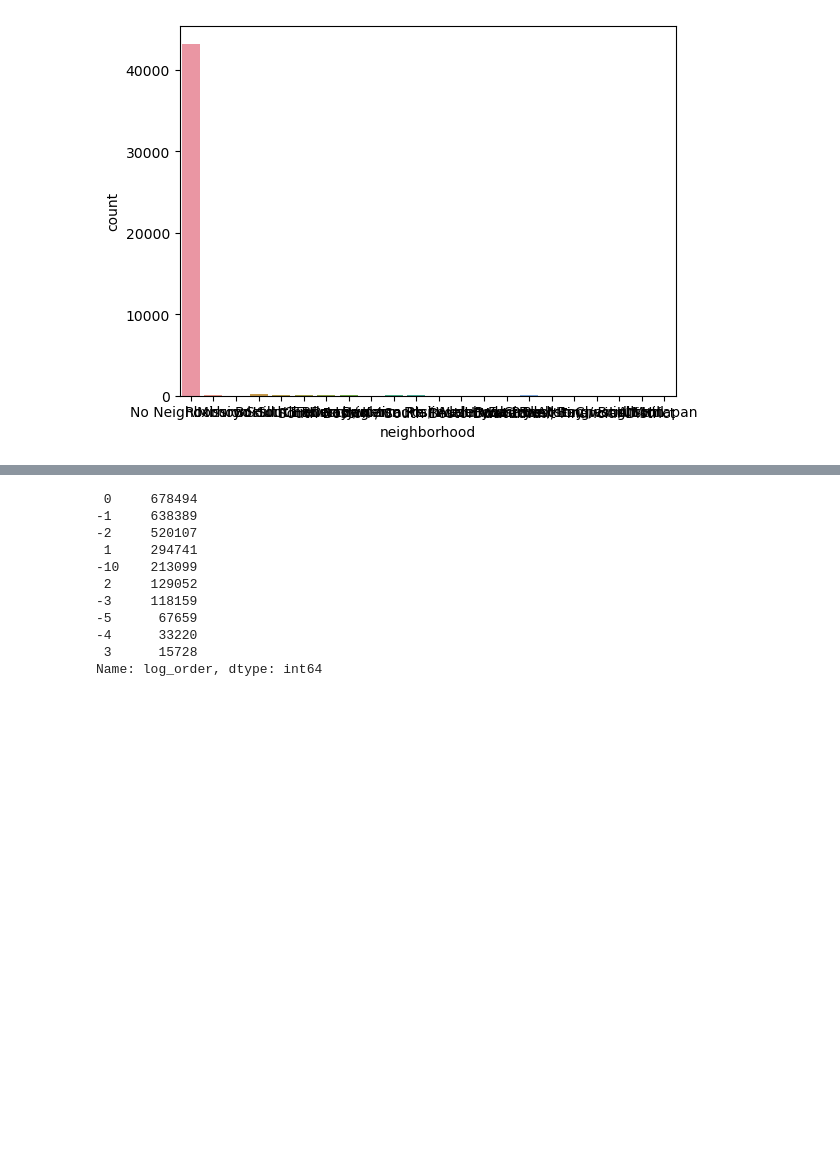
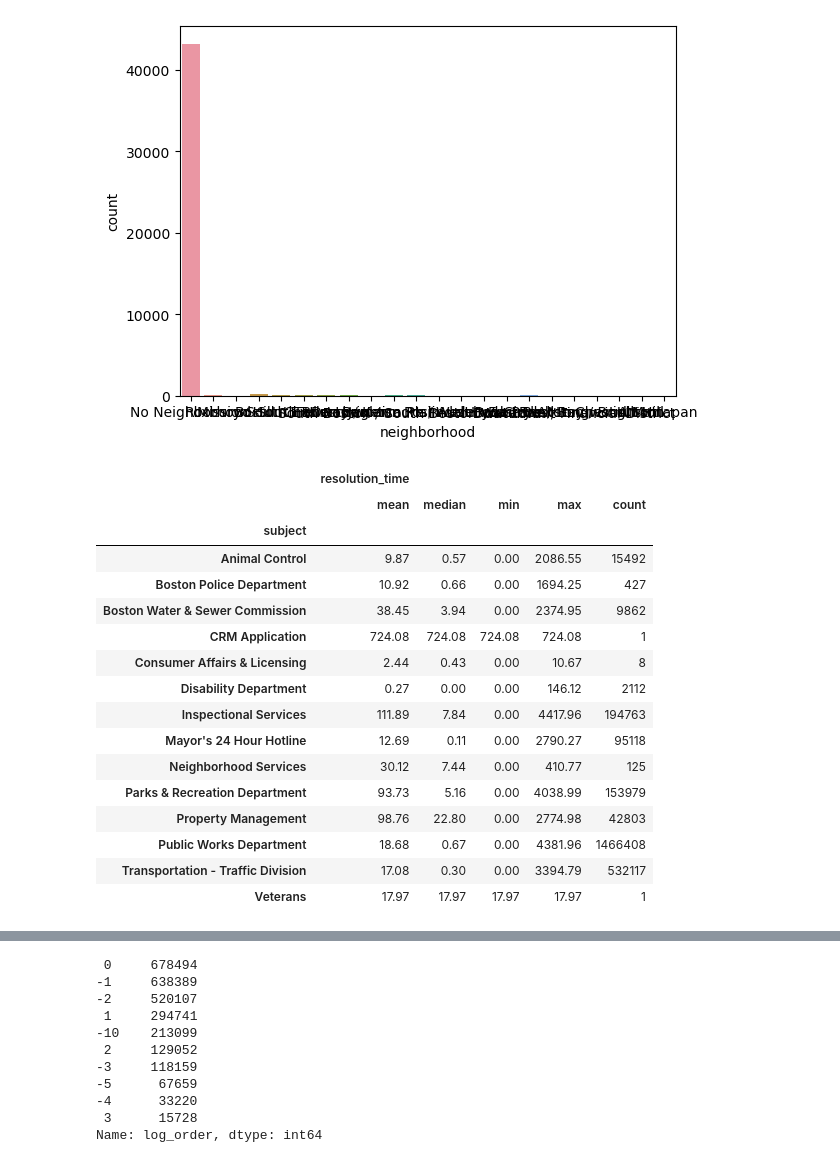
Before and after one commit to Laerk23/CS506-311ServiceTracker, a Jupyter notebook: fa23-team-d/notebooks/first_notebooks/extension_data_work.ipynb, the cells around one changed output, grey strips where cells are left out. Drawn from its saved outputs; the diff is of its cells as text; code cells hidden in the pictures; blank space fills up the shorter version.

```diff
--- a/fa23-team-d/notebooks/first_notebooks/extension_data_work.ipynb
+++ b/fa23-team-d/notebooks/first_notebooks/extension_data_work.ipynb
@@ -80,0 +83,25 @@ df.to_csv('../../data/311_cleaned_v2.csv', index=False)
+# %%
+#
+grouping = 'subject'
+measure = 'resolution_time'
+order_reasons = df.loc[df['case_status'] == 'Closed',['subject','resolution_time']].groupby(grouping).agg(['mean','median','min','max','count'])
+
+order_reasons
+# %% [output]
+|  | resolution_time |  |  |  |  |
+|  | mean | median | min | max | count |
+| subject |  |  |  |  |  |
+| Animal Control | 9.87 | 0.57 | 0.00 | 2086.55 | 15492 |
+| Boston Police Department | 10.92 | 0.66 | 0.00 | 1694.25 | 427 |
+| Boston Water & Sewer Commission | 38.45 | 3.94 | 0.00 | 2374.95 | 9862 |
+| CRM Application | 724.08 | 724.08 | 724.08 | 724.08 | 1 |
+| Consumer Affairs & Licensing | 2.44 | 0.43 | 0.00 | 10.67 | 8 |
+| Disability Department | 0.27 | 0.00 | 0.00 | 146.12 | 2112 |
+| Inspectional Services | 111.89 | 7.84 | 0.00 | 4417.96 | 194763 |
+| Mayor's 24 Hour Hotline | 12.69 | 0.11 | 0.00 | 2790.27 | 95118 |
+| Neighborhood Services | 30.12 | 7.44 | 0.00 | 410.77 | 125 |
+| Parks & Recreation Department | 93.73 | 5.16 | 0.00 | 4038.99 | 153979 |
+| Property Management | 98.76 | 22.80 | 0.00 | 2774.98 | 42803 |
+| Public Works Department | 18.68 | 0.67 | 0.00 | 4381.96 | 1466408 |
+| Transportation - Traffic Division | 17.08 | 0.30 | 0.00 | 3394.79 | 532117 |
+| Veterans | 17.97 | 17.97 | 17.97 | 17.97 | 1 |
```
Also changed, not shown: parts of 6 cells of this notebook.
